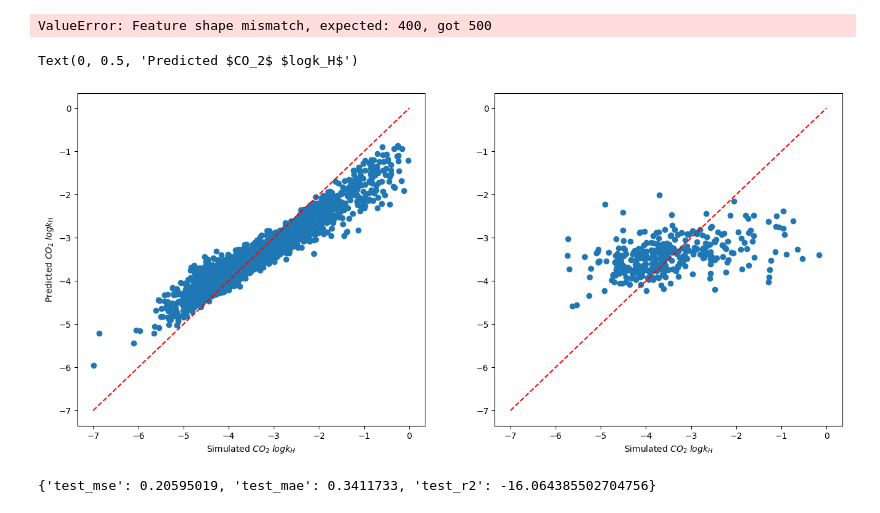
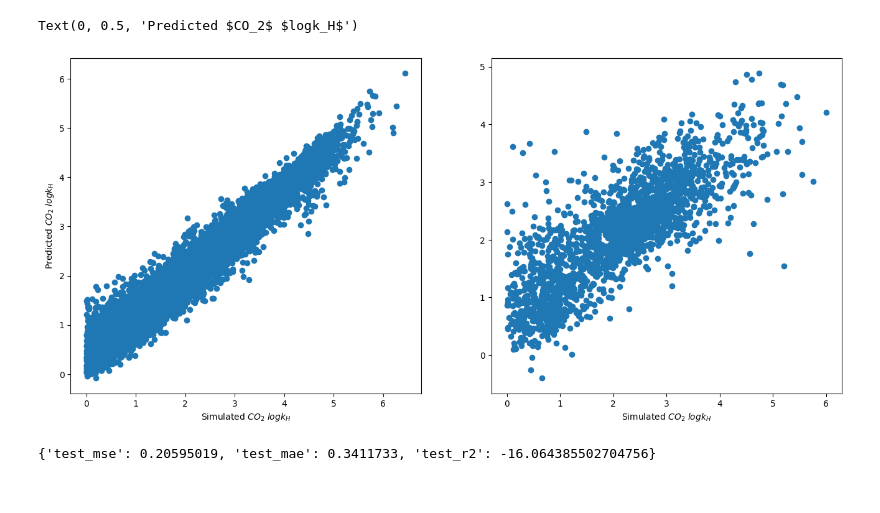
Before and after one commit to XiaoqZhang/mofgraph2vec, a Jupyter notebook: dev/sanity_check.ipynb, the cells around one changed output. Drawn from its saved outputs; the diff is of its cells as text; code cells hidden in the pictures.

```diff
--- a/dev/sanity_check.ipynb
+++ b/dev/sanity_check.ipynb
@@ -10,11 +10,13 @@ import numpy as np
 import pickle
 # %%
 config = OmegaConf.load("../conf/config.yaml")
-config.doc2label_data = OmegaConf.load("../conf/doc2label_data/rsm.yaml")
+config.doc2label_data = OmegaConf.load("../conf/doc2label_data/qmof.yaml")
 config.doc2label_model = OmegaConf.load("../conf/doc2label_model/ensemble.yaml")
+# %%
+config.doc2label_data.task = ["outputs.pbe.bandgap"]
 # %%
-config.doc2label_data.label_path = "../data/data.csv"
-config.doc2label_data.embedding_path = "../data/embedding_example/embedding_m100.csv"
+config.doc2label_data.label_path = "../data/qmof-data.csv"
+config.doc2label_data.embedding_path = "../experiments/workflow/wandb/offline-run-20230320_165953-5nnlomfl/tmp/embedding_dv.csv"
 # %%
 dmf = DataModuleFactory(**config.doc2label_data)
 # %% [output]
@@ -24,31 +26,27 @@ train_ds = dmf.get_train_dataset()
 valid_ds = dmf.get_valid_dataset()
 test_ds = dmf.get_test_dataset()
 # %%
-model = pickle.load(open("../experiments/workflow/wandb/offline-run-20230227_143159-j4ejyi49/files/../tmp/best_model.pkl", 'rb'))
+model = pickle.load(open("../experiments/workflow/wandb/offline-run-20230321_105407-azp04vmf/tmp/best_model.pkl", 'rb'))
 # %%
 train_pred = model.predict(train_ds.vectors)
 test_pred = model.predict(test_ds.vectors)
 
 train_true = train_ds.labels.numpy()
 test_true = test_ds.labels.numpy()
-# %% [output]
-ValueError: Feature shape mismatch, expected: 400, got 500
 # %%
 fig, ax = plt.subplots(1,2)
 fig.set_size_inches(16,7)
 
 ax[0].scatter(train_true, train_pred)
-ax[0].plot([-7,0], [-7,0], "r--")
 
 ax[1].scatter(test_true, test_pred)
-ax[1].plot([-7,0], [-7,0], "r--")
 
 ax[0].set_xlabel("Simulated $CO_2$ $logk_H$")
 ax[1].set_xlabel("Simulated $CO_2$ $logk_H$")
 ax[0].set_ylabel("Predicted $CO_2$ $logk_H$")
 # %% [output]
 Text(0, 0.5, 'Predicted $CO_2$ $logk_H$')
-[figure, old version]
+[figure, new version]
 # %%
 model.test(test_ds.vectors, test_ds.labels, dmf.target_transform)
 # %% [output]
```
Also changed, not shown: parts of 1 cell of this notebook, 50 other files.
